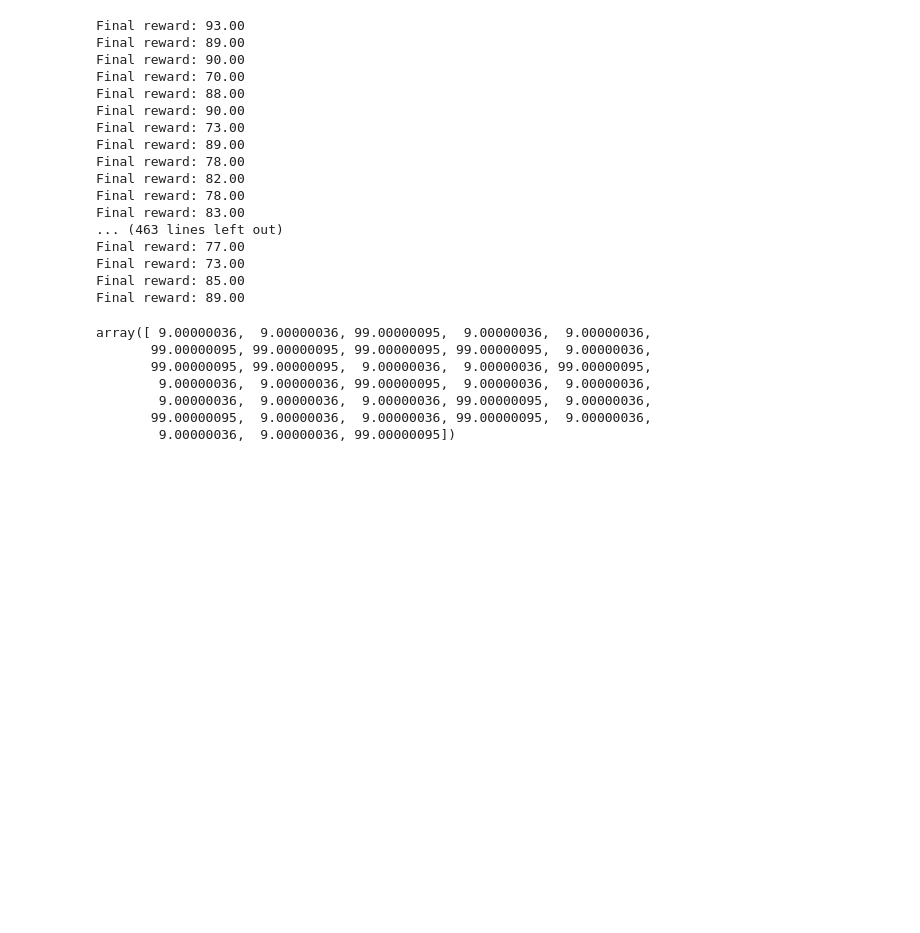
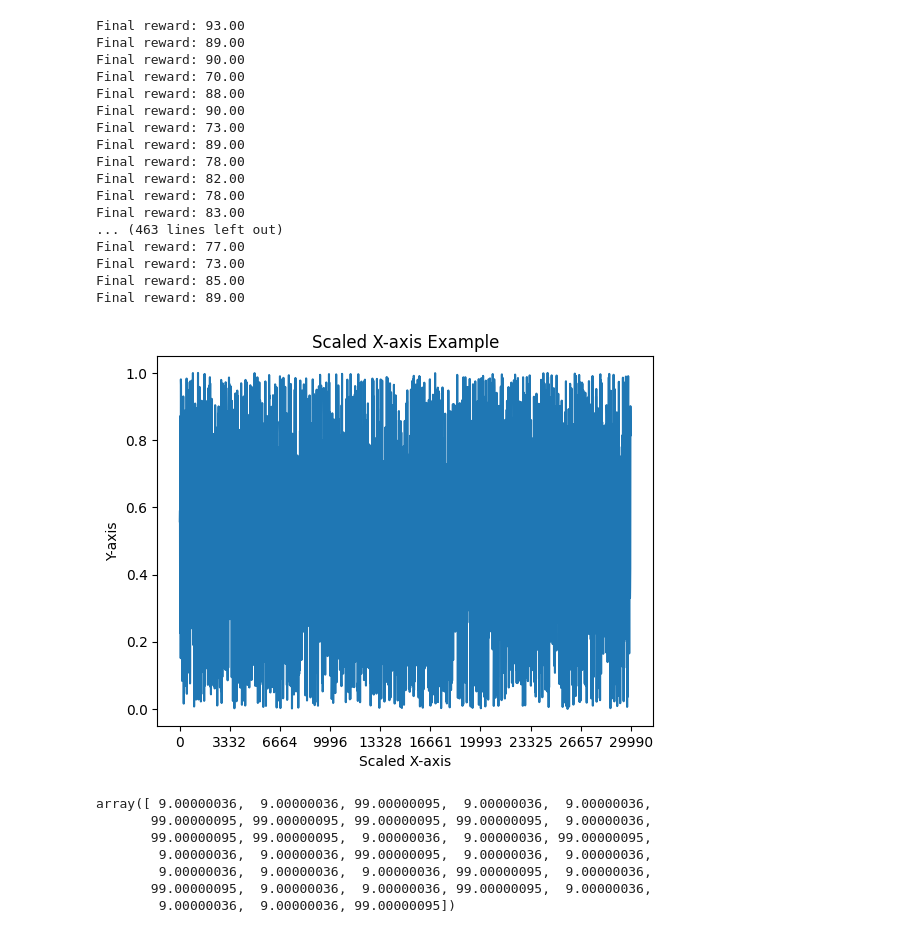
Before and after one commit to InexperiencedMe/barrel, a Jupyter notebook: test.ipynb, the cells around one changed output. Saved outputs shown, nothing was run; the diff lists cells and outputs as text; code cells hidden in the pictures; blank space fills up the shorter version.

```diff
--- a/test.ipynb
+++ b/test.ipynb
@@ -449,6 +449,35 @@ Final reward: 77.00
 Final reward: 73.00
 Final reward: 85.00
 Final reward: 89.00
+# %%
+import matplotlib.pyplot as plt
+import numpy as np
+
+# Example data
+x = np.arange(3000)  # 3000 values
+y = np.random.rand(3000)  # some random data
+
+# Create the plot
+plt.plot(x, y)
+
+# Scale factor
+scale_factor = 10
+
+# Set new tick positions and labels
+new_ticks = np.linspace(0, len(x)-1, num=10)  # Choose where you want your ticks
+new_labels = (new_ticks * scale_factor).astype(int)  # Scale the tick positions to the new labels
+
+plt.xticks(new_ticks, new_labels)
+
+# Add labels and title
+plt.xlabel('Scaled X-axis')
+plt.ylabel('Y-axis')
+plt.title('Scaled X-axis Example')
+
+# Show the plot
+plt.show()
+# %% [output]
+[figure, added]
 # %%
 t = np.stack(memory[behavior].sample(5000).rewards)
 t[t > 0]
```
Also changed, not shown: 6 other files.
